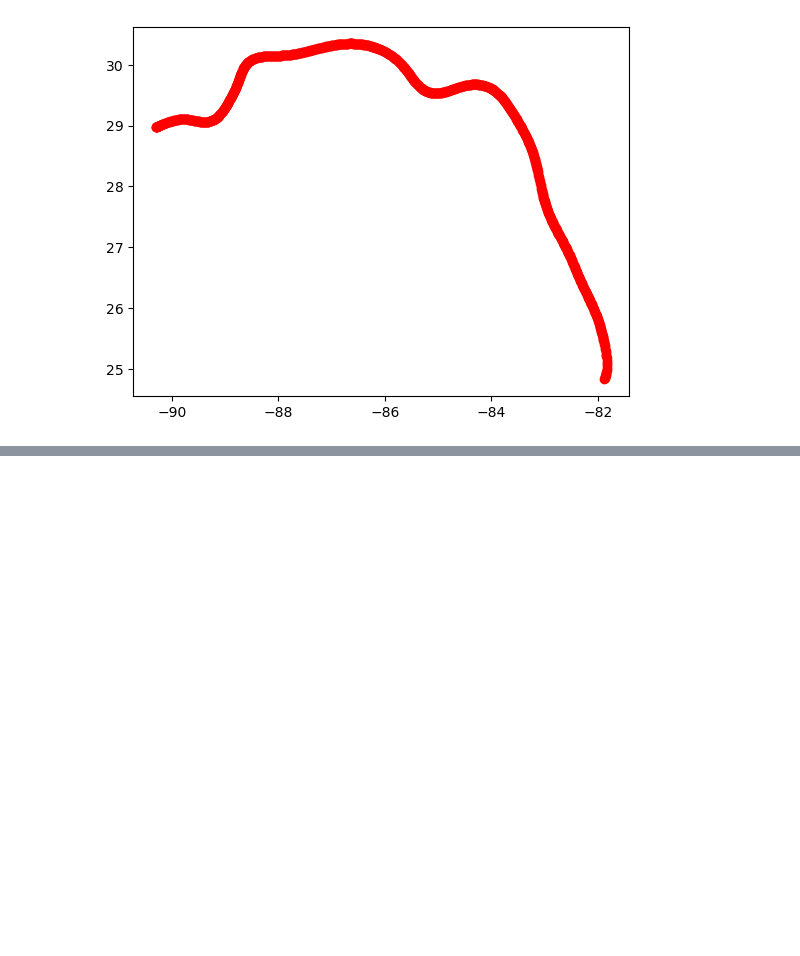
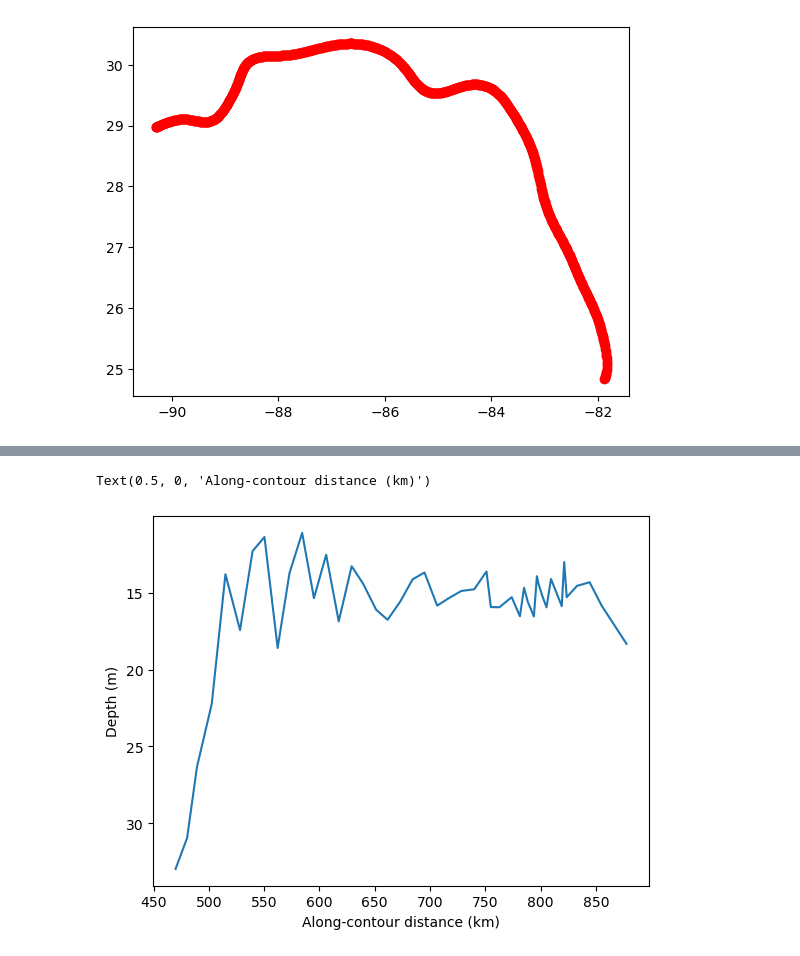
Before and after one commit to csherwood-usgs/NOPP_comparison, a Jupyter notebook: extract_efth_on_contour.ipynb, the cells around one changed output, grey strips where cells are left out. Drawn from its saved outputs; the diff is of its cells as text; code cells hidden in the pictures; blank space fills up the shorter version.

```diff
--- a/extract_efth_on_contour.ipynb
+++ b/extract_efth_on_contour.ipynb
@@ -366,0 +330,10 @@ NameError: name 'closest_indices' is not defined
+# %%
+# plot depths v. along-contour distance
+fig, ax = plt.subplots()
+ax.plot(selected_dist, selected_points[:,2])
+ax.invert_yaxis()
+plt.ylabel('Depth (m)')
+plt.xlabel('Along-contour distance (km)')
+# %% [output]
+Text(0.5, 0, 'Along-contour distance (km)')
+[figure, added]
```
Also changed, not shown: parts of 9 cells of this notebook.
